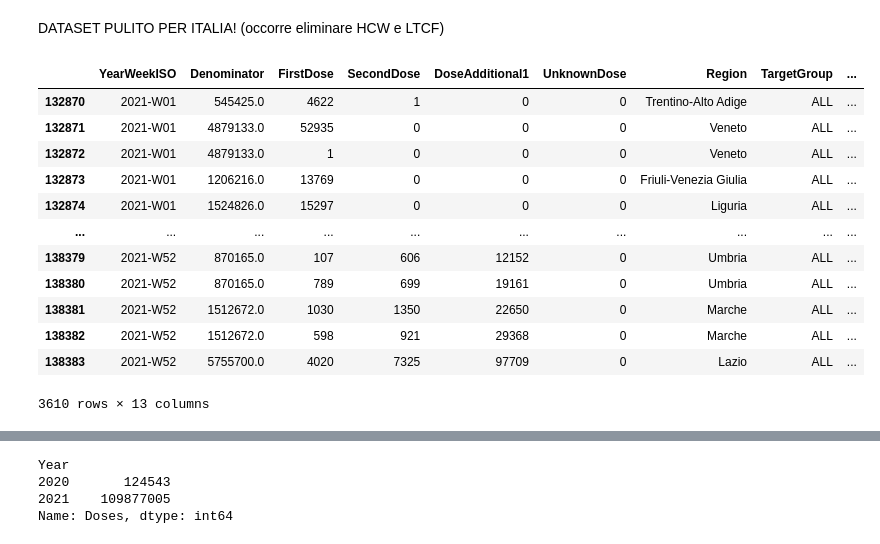
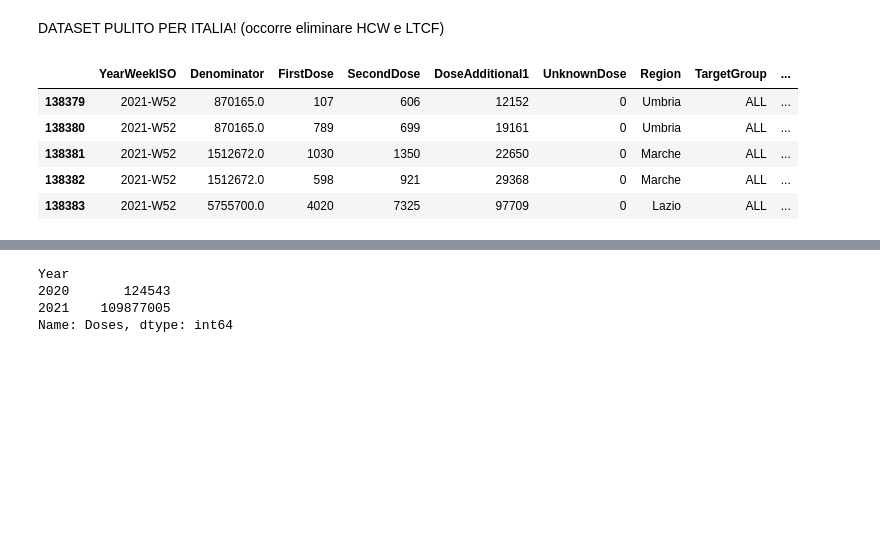
Before and after one commit to elenaabcc/CovidAnalysis4CPDM, a Jupyter notebook: ecdc_analysis.ipynb, the cells around one changed output, grey strips where cells are left out. Cells and saved outputs as stored; diff of their text form; code cells hidden in the pictures; blank space fills up the shorter version.

```diff
--- a/ecdc_analysis.ipynb
+++ b/ecdc_analysis.ipynb
@@ -164,21 +164,14 @@ region_df=italy_df[(italy_df.Region!='Nazionale')]
 # %%
 #dataframe per regioni italiane nel 2021
 region_df_21=region_df[region_df["Year"]=='2021']
-region_df_21
+region_df_21.tail()
 # %% [output]
 |  | YearWeekISO | Denominator | FirstDose | SecondDose | DoseAdditional1 | UnknownDose | Region | TargetGroup | ... |
-| 132870 | 2021-W01 | 545425.0 | 4622 | 1 | 0 | 0 | Trentino-Alto Adige | ALL | ... |
-| 132871 | 2021-W01 | 4879133.0 | 52935 | 0 | 0 | 0 | Veneto | ALL | ... |
-| 132872 | 2021-W01 | 4879133.0 | 1 | 0 | 0 | 0 | Veneto | ALL | ... |
-| 132873 | 2021-W01 | 1206216.0 | 13769 | 0 | 0 | 0 | Friuli-Venezia Giulia | ALL | ... |
-| 132874 | 2021-W01 | 1524826.0 | 15297 | 0 | 0 | 0 | Liguria | ALL | ... |
-| ... | ... | ... | ... | ... | ... | ... | ... | ... | ... |
 | 138379 | 2021-W52 | 870165.0 | 107 | 606 | 12152 | 0 | Umbria | ALL | ... |
 | 138380 | 2021-W52 | 870165.0 | 789 | 699 | 19161 | 0 | Umbria | ALL | ... |
 | 138381 | 2021-W52 | 1512672.0 | 1030 | 1350 | 22650 | 0 | Marche | ALL | ... |
 | 138382 | 2021-W52 | 1512672.0 | 598 | 921 | 29368 | 0 | Marche | ALL | ... |
 | 138383 | 2021-W52 | 5755700.0 | 4020 | 7325 | 97709 | 0 | Lazio | ALL | ... |
-3610 rows × 13 columns
 # %%
 #GRAFICO DOSI SOMMINISTRATE PER REGIONI IN ITALIA NEL 2021 (fare meglio)
 group_reg=region_df_21.pivot_table(index='Region', values='Doses', aggfunc='sum').reset_index()
```
Also changed, not shown: parts of 5 cells of this notebook, 2 other files.
